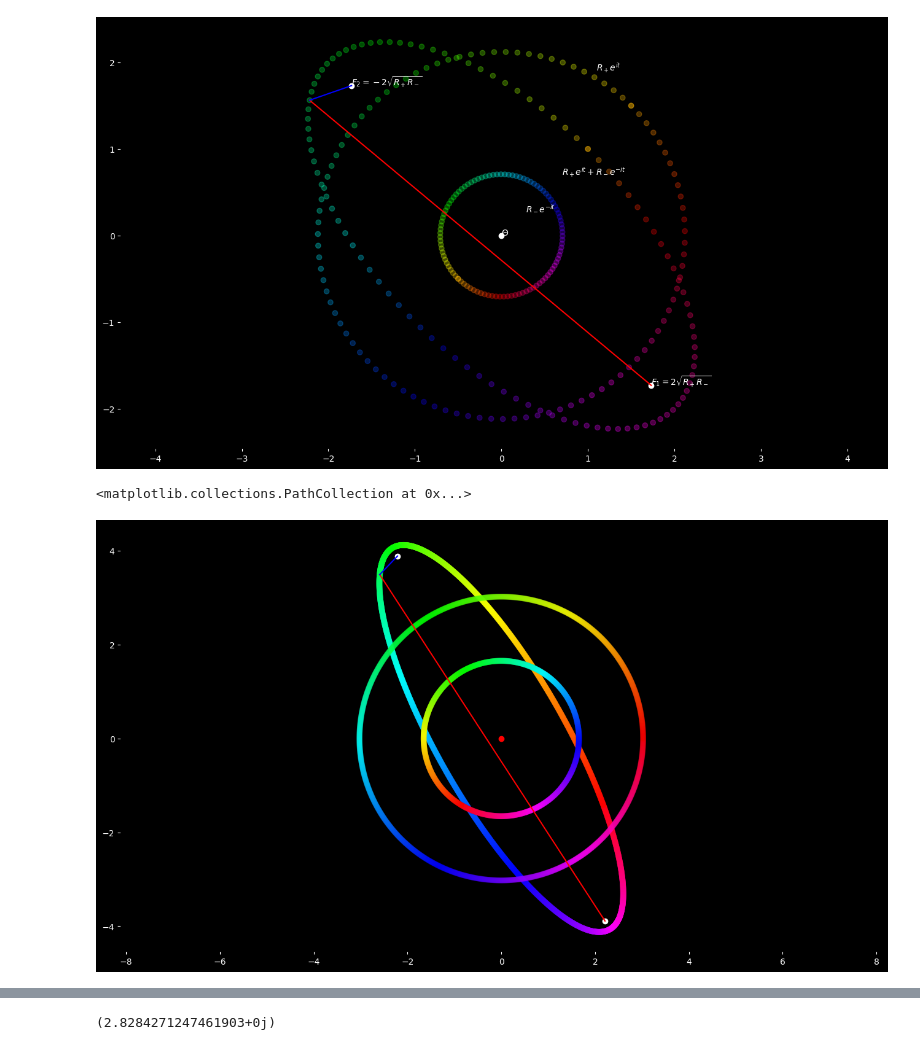
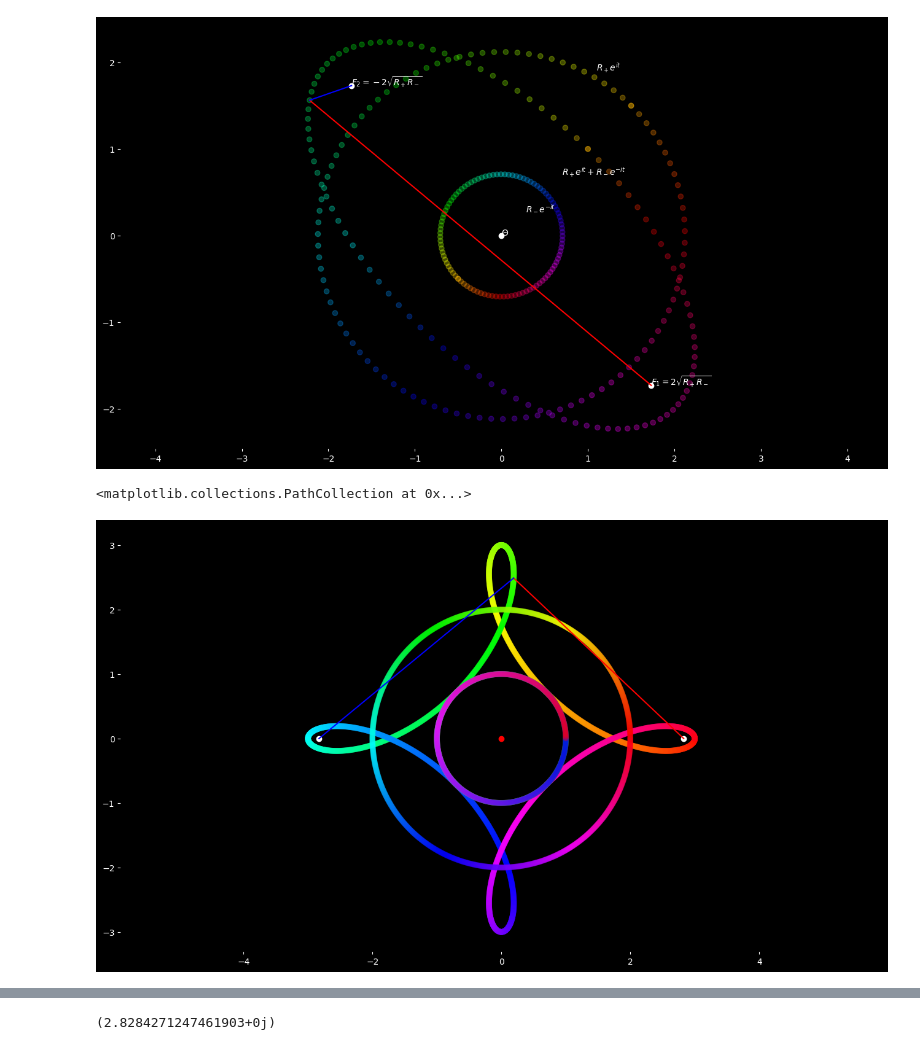
Before and after one commit to fbunc/video_script_notebook, a Jupyter notebook: ellipses_compass.ipynb, the cells around one changed output, grey strips where cells are left out. Drawn from its saved outputs; the diff is of its cells as text; code cells hidden in the pictures.

```diff
--- a/ellipses_compass.ipynb
+++ b/ellipses_compass.ipynb
@@ -220,36 +226,36 @@ plt.scatter(N_t.real,N_t.imag,cmap='hsv',c=np.angle(-P_t),alpha=0.3)
 # %%
 N=3600
 sample=int(0.3*N)
 t=np.linspace(0,2*np.pi,N)
-x_o=1+1j*1
-y_o=4+1j*2.4
+x_o=3+1j*0
+y_o=1+1j*0
 
 sx=16
 sy=9
 R_p=(x_o+y_o)/2
 R_n=(x_o-y_o)/2
 omega_p=1
-omega_n=1
+omega_n=3
 f1 = 2*np.sqrt(R_p*R_n)
 f2 = -2*np.sqrt(R_p*R_n)
 
 
 P_t=R_p*np.exp(1j*omega_p*t)
 N_t=R_n*np.exp(-1j*omega_n*t)
 z_t=P_t+N_t
 plt.figure(figsize=(sx,sy))
 plt.axis('equal')
 plt.scatter(z_t.real,z_t.imag,cmap='hsv',c=np.angle(-P_t),alpha=0.3)
 plt.scatter(P_t.real,P_t.imag,cmap='hsv',c=np.angle(-P_t),alpha=0.1)
 plt.scatter(N_t.real,N_t.imag,cmap='hsv',c=np.angle(-P_t),alpha=0.1)
 plt.scatter(f1.real,f1.imag,color="white")
 plt.scatter(f2.real,f2.imag,color="white")
 plt.plot([z_t.real[sample],f1.real],[z_t.imag[sample],f1.imag],c='r')
 plt.plot([z_t.real[sample],f2.real],[z_t.imag[sample],f2.imag],c='b')
 plt.scatter(0,0,c="red")
 # %% [output]
 <matplotlib.collections.PathCollection at 0x...>
-[figure, old version]
+[figure, new version]
 # %%
 dist_f1_zt      = np.zeros_like(z_t,dtype='float')
 dist_f2_zt      = np.zeros_like(z_t,dtype='float')
```
Also changed, not shown: parts of 2 cells of this notebook.
